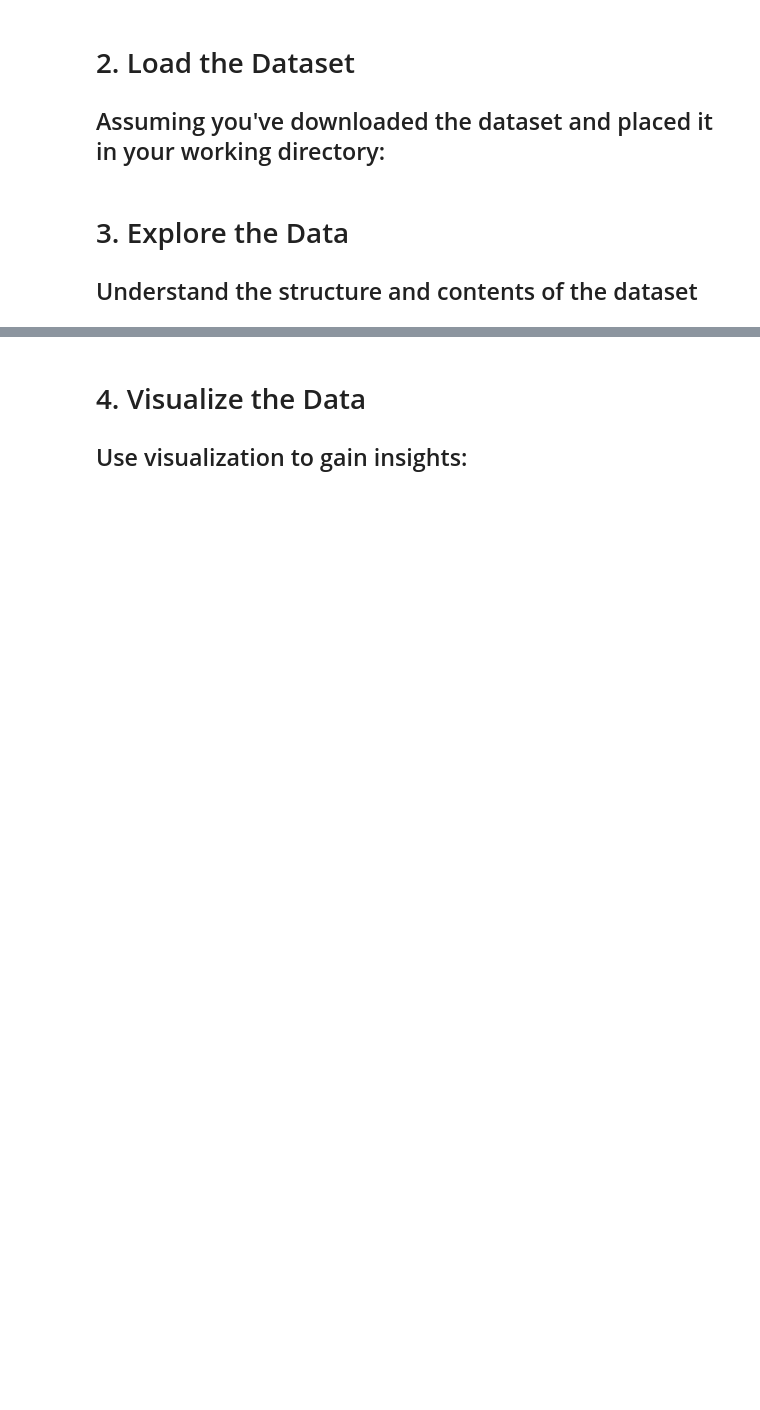
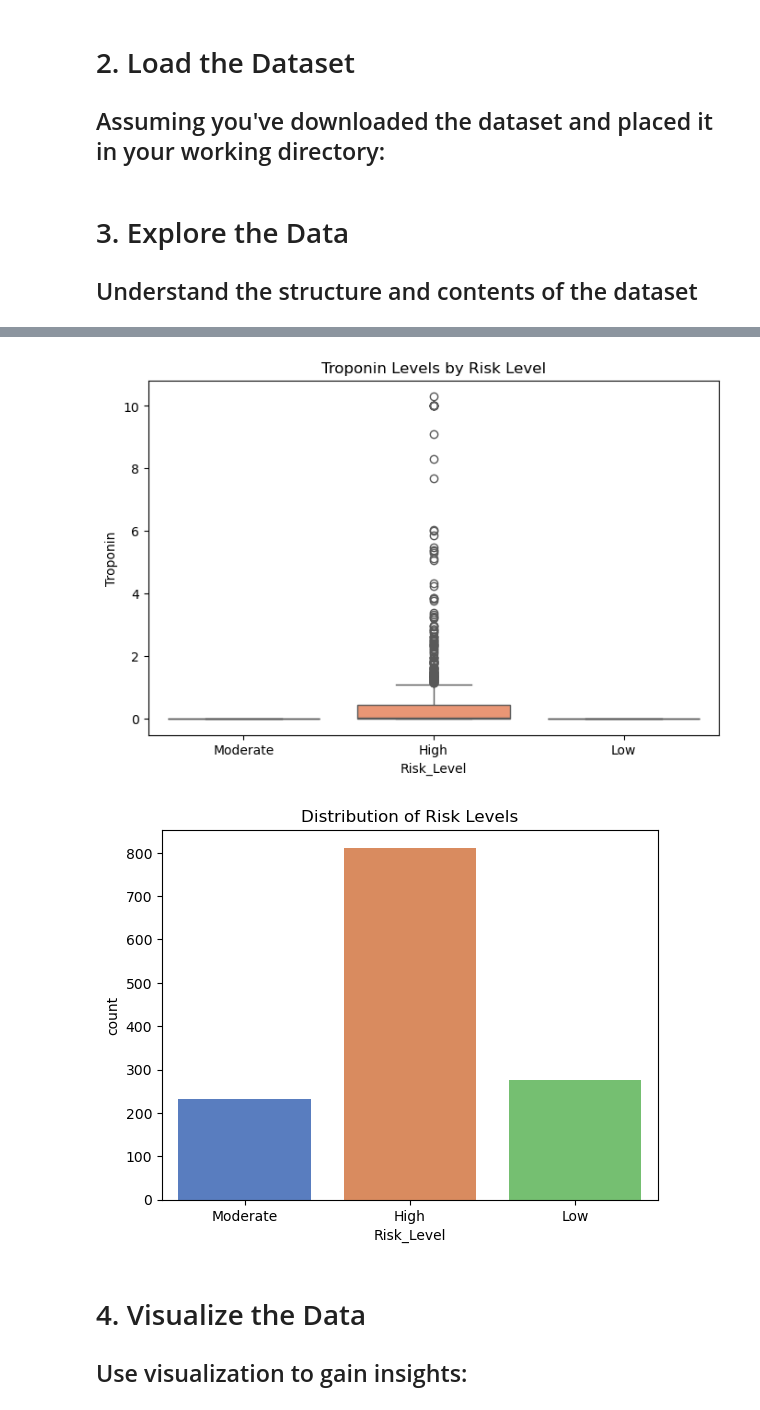
Before and after one commit to Christine-97/Data_Analysis_Project-Heart_Attack_Risk_Levels, a Jupyter notebook: step-by-step-data-analysis-plan.ipynb, the cells around one changed output, grey strips where cells are left out. Drawn from its saved outputs; the diff is of its cells as text; code cells hidden in the pictures; blank space fills up the shorter version.

```diff
--- a/step-by-step-data-analysis-plan.ipynb
+++ b/step-by-step-data-analysis-plan.ipynb
@@ -22,3 +229,50 @@ df.isnull().sum()  # Check for missing values
+# %%
+# Boxplots for Distribution Insight
+plt.figure(figsize=(8, 5))
+sns.boxplot(x='Risk_Level', y='Troponin', data=df, palette='Set2', hue='Risk_Level', dodge=False, legend=False)
+plt.title('Troponin Levels by Risk Level')
+plt.show()
+
+'''
+
+📍 Explanation of the Plot:
+You're visualizing Troponin levels grouped by Risk Level (Low, Moderate, High), and the boxplot shows:
+
+Box (interquartile range) → 25th to 75th percentile
+
+Line inside box → median (50th percentile)
+
+“Whiskers” → extend up to 1.5 × IQR (interquartile range)
+
+Circles (the points you're asking about) → outliers (values above the whisker range)
+
+🧠 Why are there outliers?
+In medical datasets like this, Troponin can spike sharply during a heart attack, which is why the High risk group shows:
+
+Box at lower Troponin levels
+
+Many dots above = patients with very elevated Troponin levels
+
+This is expected and clinically relevant — high Troponin is a strong indicator of cardiac damage.
+
+
+🧪 Should you remove them?
+That depends on your goal:
+
+Goal	Action
+Understand clinical patterns	Keep them – they’re real and meaningful
+Train a machine learning model	Consider treating them carefully (e.g., log-transform, robust scaler)
+'''
+
+
+
+# 3. Countplot for Category Distribution
+sns.countplot(x='Risk_Level', data=df, palette='muted', hue='Risk_Level', dodge=False, legend=False)
+plt.title('Distribution of Risk Levels')
+plt.show()
+# %% [output]
+[figure, added]
+[figure, added]
 # %% [markdown]
 # 4. Visualize the Data
 ## Use visualization to gain insights:
```
Also changed, not shown: parts of 14 cells of this notebook.
